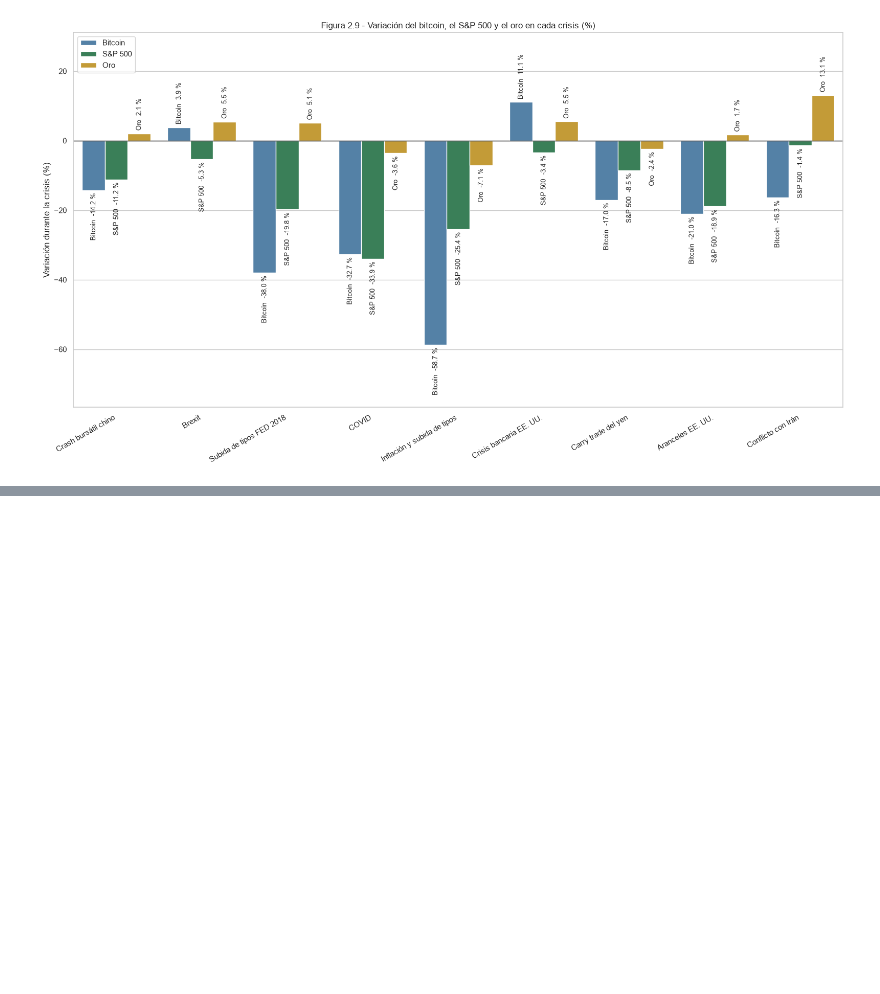
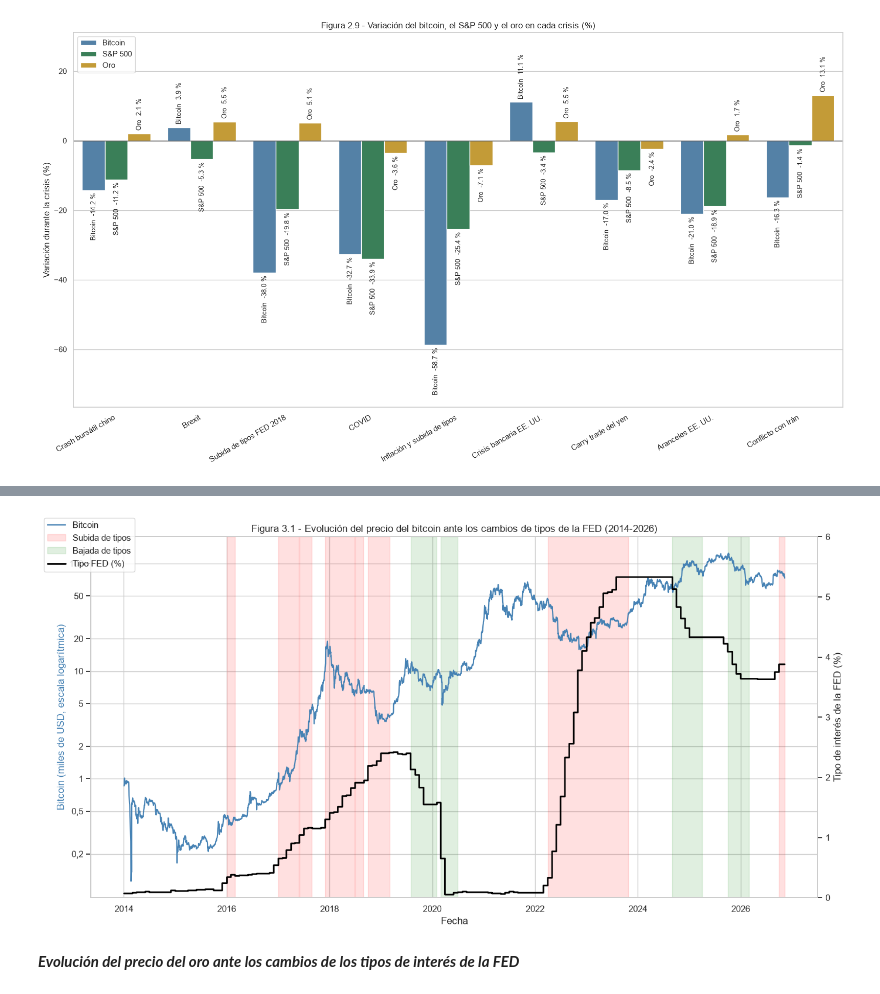
Before and after one commit to Jokinfs/EDA, a Jupyter notebook: Archivos/codigo/Limpieza.ipynb, the cells around one changed output, grey strips where cells are left out. Cells and saved outputs as stored; diff of their text form; code cells hidden in the pictures; blank space fills up the shorter version.

```diff
--- a/Archivos/codigo/Limpieza.ipynb
+++ b/Archivos/codigo/Limpieza.ipynb
@@ -971,0 +969,16 @@ plt.show()
+# %%
+# Unión de la tabla del bitcoin (precio de cierre) y la de la FED por fecha.
+# Las dos tablas ya tienen el mismo índice (fechas comunes), así que se concatenan por columnas.
+
+df_btc_fed = pd.concat([df_btc["Último"], df_fed["FEDFUNDS"]], axis=1)
+df_btc_fed = df_btc_fed.rename(columns={"Último": "bitcoin", "FEDFUNDS": "tipo_fed"})
+
+# Fase de la política monetaria: se compara el tipo con el de hace ~3 meses (63 sesiones).
+# Si ha subido más de 0,15 puntos -> "Subida"; si ha bajado más de 0,15 -> "Bajada"; si no -> "Estable".
+cambio_3m = df_btc_fed["tipo_fed"].diff(63)
+df_btc_fed["fase_fed"] = "Estable"
+df_btc_fed.loc[cambio_3m > 0.15, "fase_fed"] = "Subida"
+df_btc_fed.loc[cambio_3m < -0.15, "fase_fed"] = "Bajada"
+
+print(df_btc_fed["fase_fed"].value_counts())
+df_btc_fed
@@ -971,0 +1005,35 @@ plt.show()
+# %%
+# Figura 3.1: precio del bitcoin (eje izquierdo) frente al tipo de interés de la FED (eje derecho).
+# Fondo rojo = periodos de subida de tipos; fondo verde = periodos de bajada.
+
+fig, ax1 = plt.subplots(figsize=(16, 8))
+
+# Eje izquierdo: bitcoin en miles de USD (escala logarítmica)
+ax1.plot(df_btc_fed.index, df_btc_fed["bitcoin"] / 1000, color="steelblue", linewidth=1.5, label="Bitcoin")
+ax1.set_yscale("log")
+ax1.set_yticks([0.2, 0.5, 1, 2, 5, 10, 20, 50, 100])
+ax1.set_yticklabels(["0,2", "0,5", "1", "2", "5", "10", "20", "50", "100"])
+ax1.minorticks_off()
+ax1.set_ylabel("Bitcoin (miles de USD, escala logarítmica)", color="steelblue")
+
+# Eje derecho: tipo de interés de la FED (%), en escalones porque cambia de mes en mes
+ax2 = ax1.twinx()
+ax2.step(df_btc_fed.index, df_btc_fed["tipo_fed"], where="post", color="black", linewidth=2, label="Tipo FED (%)")
+ax2.set_ylim(0, 6)
+ax2.set_ylabel("Tipo de interés de la FED (%)")
+ax2.grid(False)
+
+# Sombreado de las fases de subida y bajada de tipos
+ax1.fill_between(df_btc_fed.index, 0, 1, where=df_btc_fed["fase_fed"] == "Subida",
+                 color="red", alpha=0.12, transform=ax1.get_xaxis_transform(), label="Subida de tipos")
+ax1.fill_between(df_btc_fed.index, 0, 1, where=df_btc_fed["fase_fed"] == "Bajada",
+                 color="green", alpha=0.12, transform=ax1.get_xaxis_transform(), label="Bajada de tipos")
+
+ax1.set_title("Figura 3.1 - Evolución del precio del bitcoin ante los cambios de tipos de la FED (2014-2026)")
+ax1.set_xlabel("Fecha")
+fig.legend(loc="upper left", bbox_to_anchor=(0.07, 0.93))
+plt.show()
+# %% [output]
+[figure, added]
+# %% [markdown]
+***Evolución del precio del oro ante los cambios de los tipos de interés de la FED***
```
Also changed, not shown: parts of 13 cells of this notebook, 14 other files.
